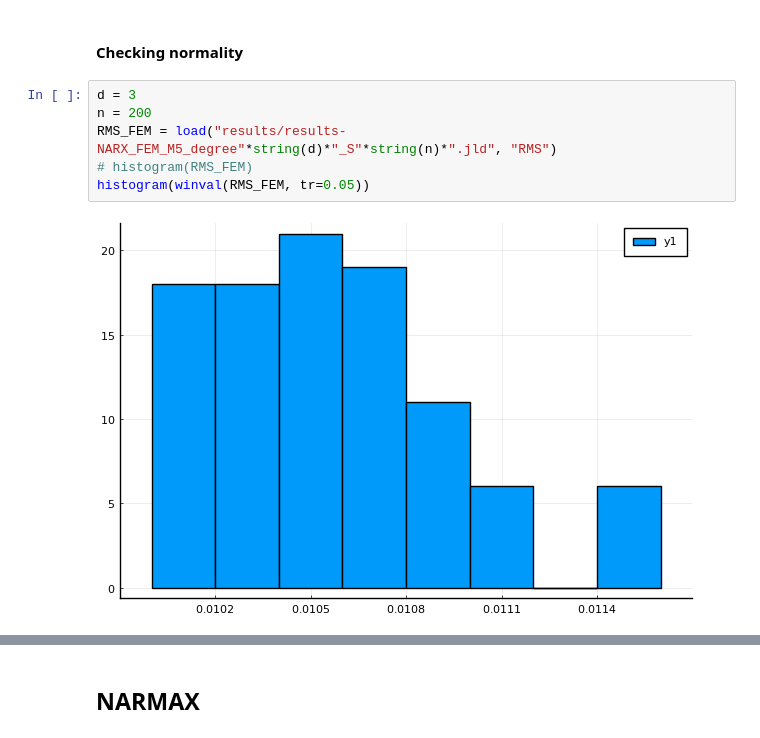
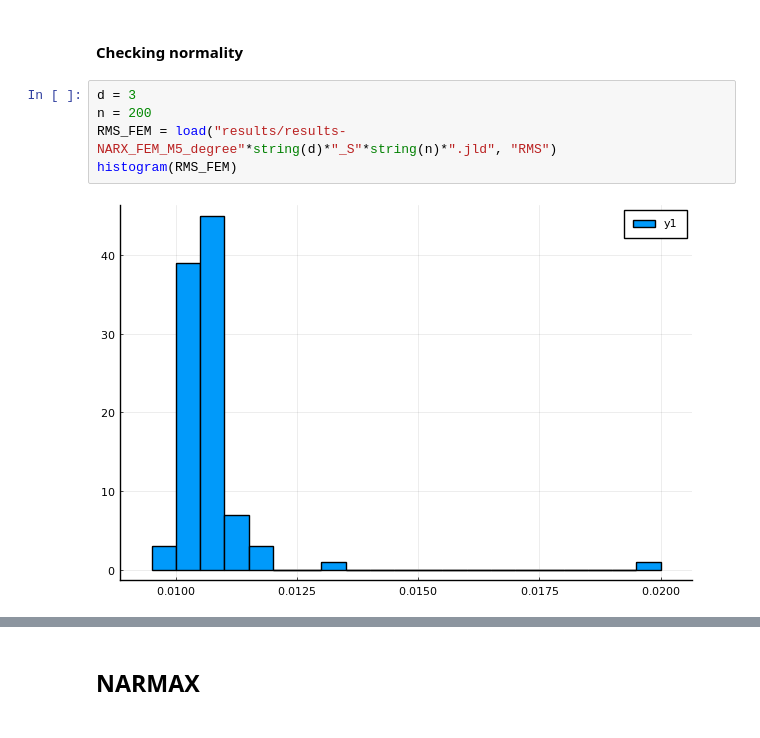
Before and after one commit to biaslab/nsi-silverbox, a Jupyter notebook: experiments-verification/collect-results.ipynb, the cells around one changed output, grey strips where cells are left out. Saved outputs shown, nothing was run; the diff lists cells and outputs as text.

```diff
--- a/experiments-verification/collect-results.ipynb
+++ b/experiments-verification/collect-results.ipynb
@@ -190,8 +193,7 @@ savefig(p4, "figures/errorbars_RMS-NARX_all-degrees.png")
 # %%
 d = 3
 n = 200
 RMS_FEM = load("results/results-NARX_FEM_M5_degree"*string(d)*"_S"*string(n)*".jld", "RMS")
-# histogram(RMS_FEM)
-histogram(winval(RMS_FEM, tr=0.05))
+histogram(RMS_FEM)
 # %% [output]
-[figure, old version]
+[figure, new version]
```
Also changed, not shown: parts of 8 cells of this notebook.
